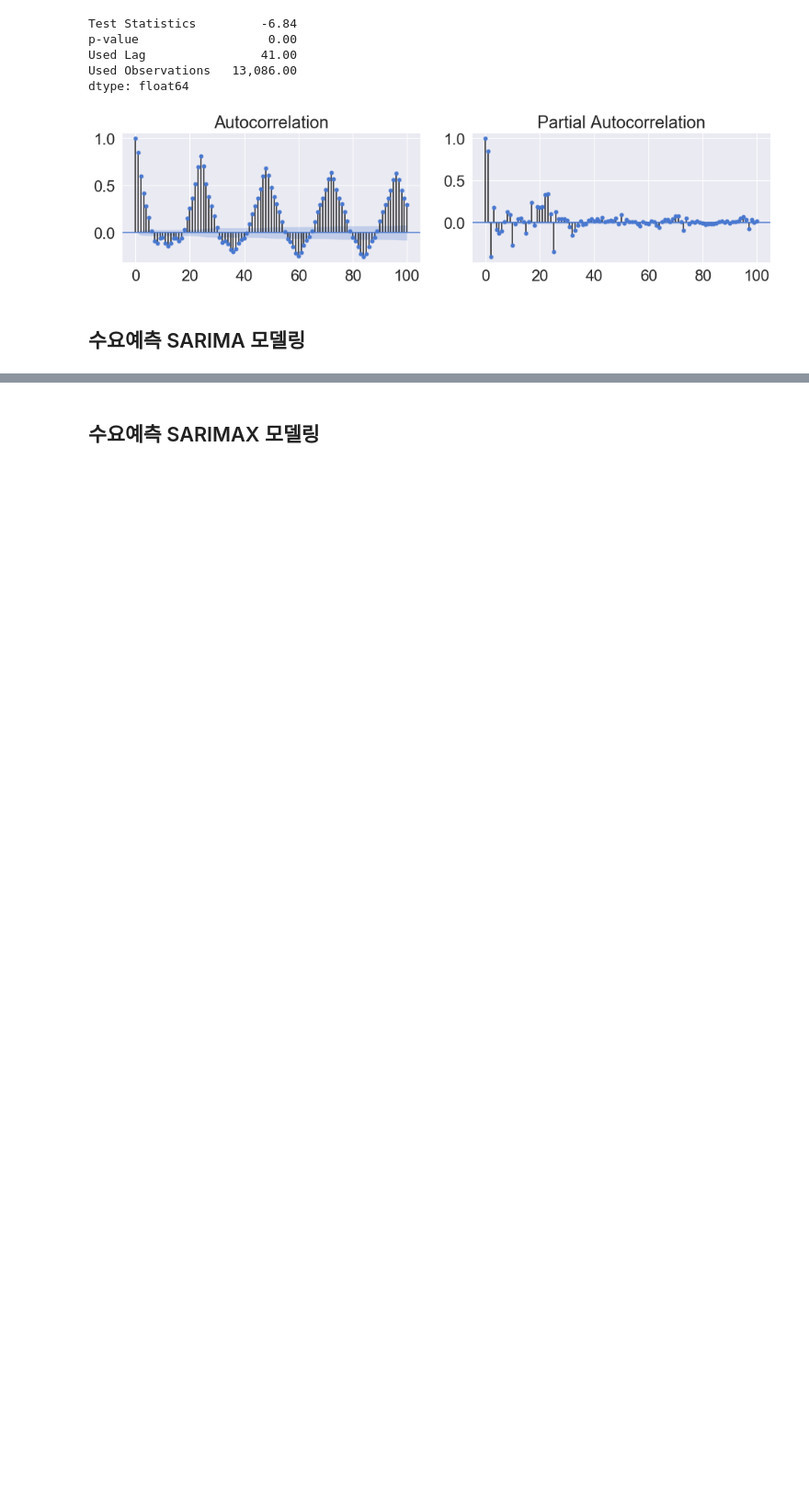
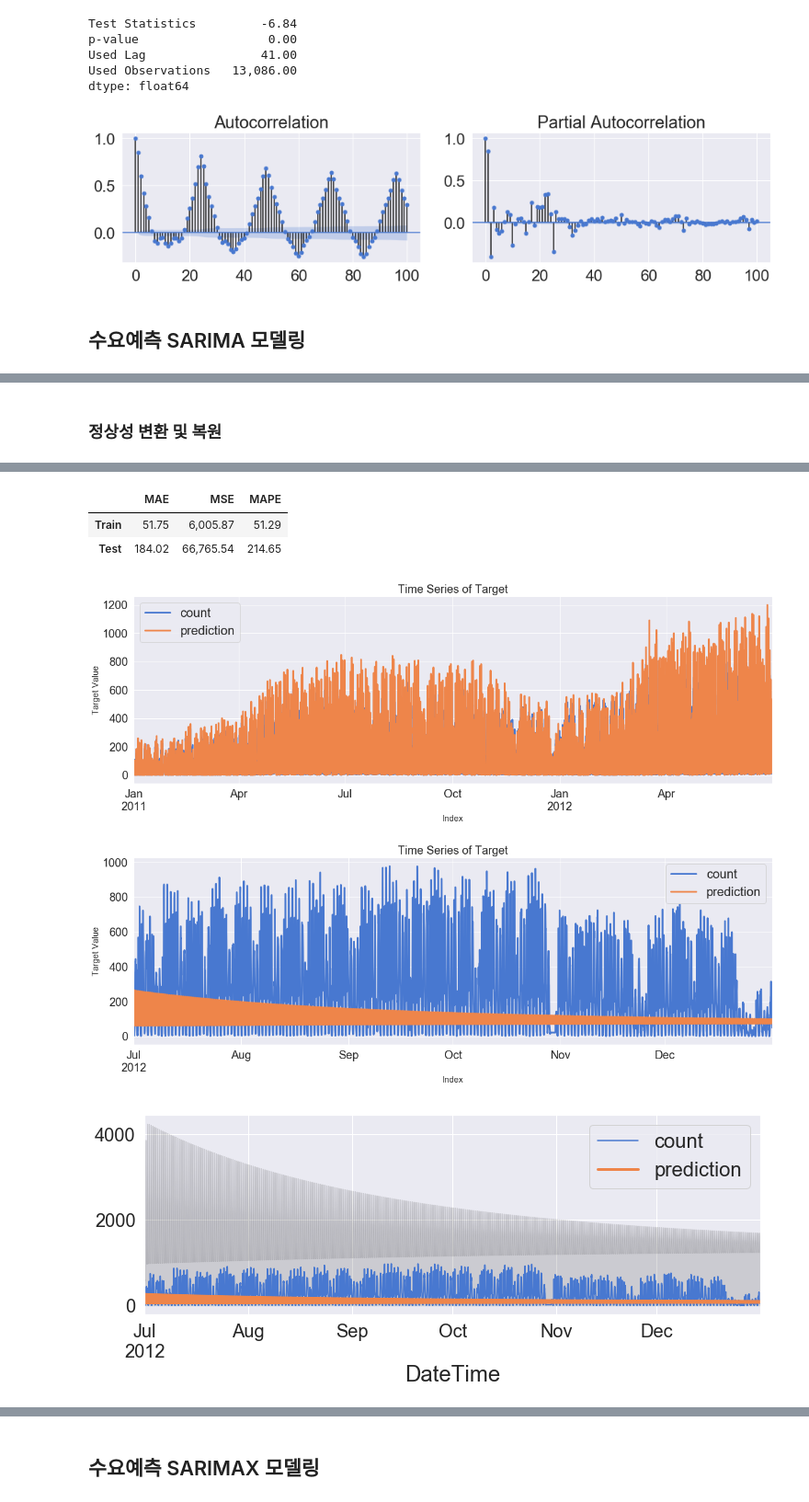
Before and after one commit to heycwkim/TimeSeriesAnalysis, a Jupyter notebook: Shared/Practice6_TimeSeries_Analysis_KK.ipynb, the cells around one changed output, grey strips where cells are left out. Shown at 92% size. Saved outputs shown, nothing was run; the diff lists cells and outputs as text; code cells hidden in the pictures; blank space fills up the shorter version.

```diff
--- a/Shared/Practice6_TimeSeries_Analysis_KK.ipynb
+++ b/Shared/Practice6_TimeSeries_Analysis_KK.ipynb
@@ -201,0 +285,73 @@ Warnings:
+# %% [markdown]
+### 정상성 변환 및 복원
+# %%
+# Data Loading
+# location = 'https://raw.githubusercontent.com/cheonbi/DataScience/master/Data/Bike_Sharing_Demand_Full.csv'
+location = '../Data/Bike_Sharing_Demand_Full.csv'
+raw_all = pd.read_csv(location)
+
+# Feature Engineering
+raw_fe = feature_engineering(raw_all)
+### Reality ###
+target = ['count_trend', 'count_seasonal', 'count_Day', 'count_Week', 'count_diff']
+raw_feR = feature_engineering_year_duplicated(raw_fe, target)
+###############
+
+# Data Split
+# Confirm of input and output
+Y_colname = ['count']
+X_remove = ['datetime', 'DateTime', 'temp_group', 'casual', 'registered']
+X_colname = [x for x in raw_fe.columns if x not in Y_colname+X_remove]
+X_train_feR, X_test_feR, Y_train_feR, Y_test_feR = datasplit_ts(raw_feR, Y_colname, X_colname, '2012-07-01')
+### Reality ###
+target = ['count_lag1', 'count_lag2']
+X_test_feR = feature_engineering_lag_modified(Y_test_feR, X_test_feR, target)
+###############
+### Scaling ###
+X_train_feRS, X_test_feRS = feature_engineering_scaling(preprocessing.Normalizer(), X_train_feR, X_test_feR)
+###############
+### Multicollinearity ###
+print('Number_of_Total_X: ', len(X_train_feRS.columns))
+X_colname_vif = feature_engineering_XbyVIF(X_train_feRS, 12)
+print('Number_of_Selected_X: ', len(X_colname_vif))
+X_train_feRSM, X_test_feRSM = X_train_feRS[X_colname_vif].copy(), X_test_feRS[X_colname_vif].copy()
+#########################
+
+# 모델링
+## Parameter Setting
+logarithm = True
+trend_diff_order = 0
+seasonal_diff_order, seasonal_order = 0, 12
+## 비정상성 데이터의 정상성 변환
+if logarithm:
+    Y_train_feR = np.log(Y_train_feR).copy()
+    Y_test_feR = np.log(Y_test_feR).copy()
+##############################
+## SARIMA
+fit_ts_sarimax = sm.tsa.SARIMAX(Y_train_feR, trend='c', order=(1,trend_diff_order,1),
+                                seasonal_order=(1,seasonal_diff_order,1,seasonal_order)).fit()
+pred_tr_ts_sarimax = fit_ts_sarimax.predict()
+pred_te_ts_sarimax = fit_ts_sarimax.get_forecast(len(Y_test_feR)).predicted_mean
+pred_te_ts_sarimax_ci = fit_ts_sarimax.get_forecast(len(Y_test_feR)).conf_int()
+## 정상성 데이터의 비정상성 변환
+if logarithm:
+    Y_train_feR = np.exp(Y_train_feR).copy()
+    Y_test_feR = np.exp(Y_test_feR).copy()
+    pred_tr_ts_sarimax = np.exp(pred_tr_ts_sarimax).copy()
+    pred_te_ts_sarimax = np.exp(pred_te_ts_sarimax).copy()
+    pred_te_ts_sarimax_ci = np.exp(pred_te_ts_sarimax_ci).copy()
+##############################
+
+# 검증
+Score_ts_sarimax, Resid_tr_ts_sarimax, Resid_te_ts_sarimax = evaluation_trte(Y_train_feR, pred_tr_ts_sarimax,
+                                                                             Y_test_feR, pred_te_ts_sarimax, graph_on=True)
+display(Score_ts_sarimax)
+ax = pd.DataFrame(Y_test_feR).plot(figsize=(12,4))
+pd.DataFrame(pred_te_ts_sarimax, index=Y_test_feR.index, columns=['prediction']).plot(kind='line',
+                                                                           xlim=(Y_test_feR.index.min(),Y_test_feR.index.max()),
+                                                                           linewidth=3, fontsize=20, ax=ax)
+ax.fill_between(pd.DataFrame(pred_te_ts_sarimax_ci, index=Y_test_feR.index).index,
+                pd.DataFrame(pred_te_ts_sarimax_ci, index=Y_test_feR.index).iloc[:,0],
+                pd.DataFrame(pred_te_ts_sarimax_ci, index=Y_test_feR.index).iloc[:,1], color='k', alpha=0.15)
+plt.show()
+# %% [output]
@@ -201,0 +363,6 @@ Warnings:
+|  | MAE | MSE | MAPE |
+| Train | 51.75 | 6,005.87 | 51.29 |
+| Test | 184.02 | 66,765.54 | 214.65 |
+[figure, added]
+[figure, added]
+[figure, added]
```
Also changed, not shown: parts of 15 cells of this notebook, 3 other files.
